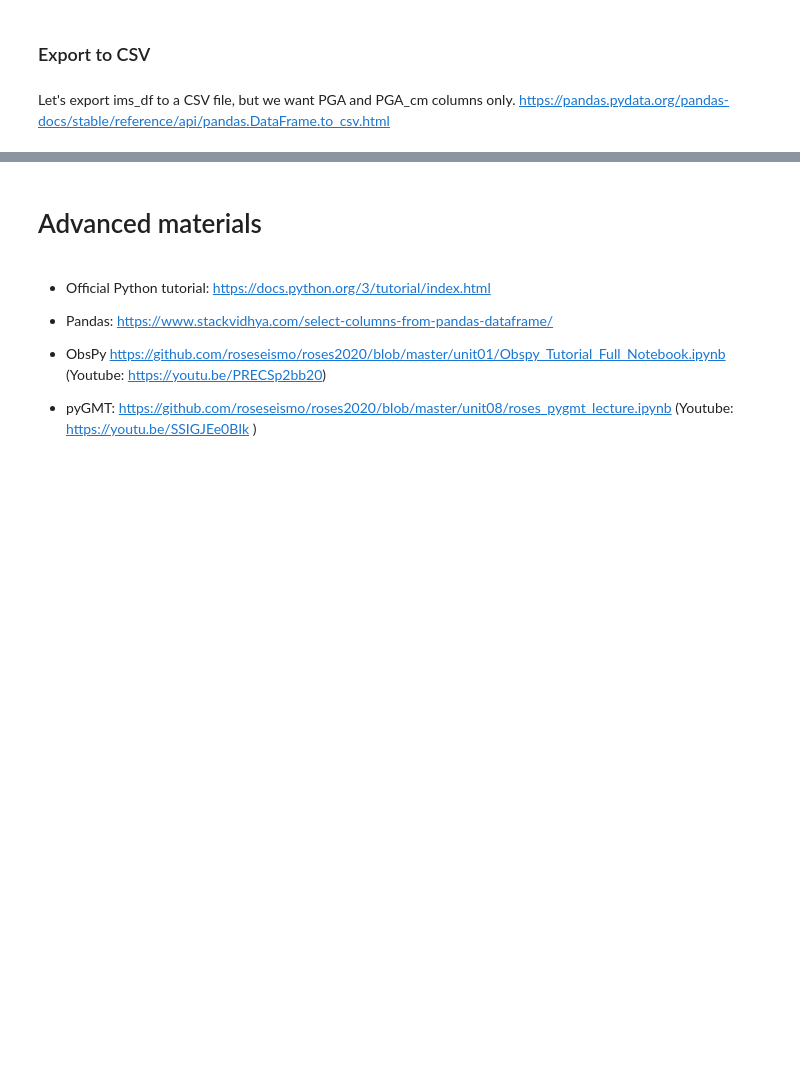
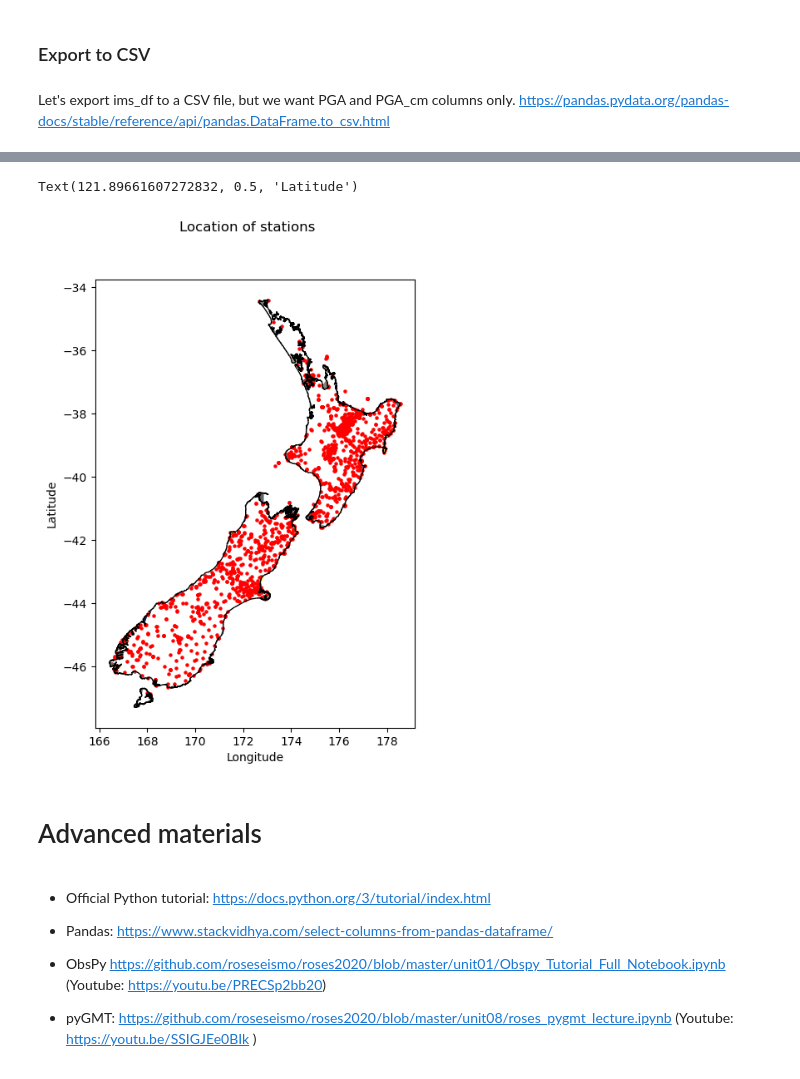
Before and after one commit to sungeunbae/python_tutorial, a Jupyter notebook: QuakeCoRE Python Workshop.ipynb, the cells around one changed output, grey strips where cells are left out. Drawn from its saved outputs; the diff is of its cells as text; code cells hidden in the pictures; blank space fills up the shorter version.

```diff
--- a/QuakeCoRE Python Workshop.ipynb
+++ b/QuakeCoRE Python Workshop.ipynb
@@ -970,3 +1007,21 @@ ims_df.to_csv('ims2.csv',columns=['PGA','PGA_cm'])
+# %%
+nz_shapefile = gpd.read_file('nz_coastlines/nz-coastlines-topo-150k.shp')
+# %%
+fig, ax = plt.subplots(figsize=(7,7))
+
+nz_shapefile.plot(ax=ax, facecolor='Grey', edgecolor='k',alpha=1,linewidth=1,cmap="cividis")
+
+
+#You can use different 'cmaps' such as jet, plasma,magma, infereno,cividis, binary...(I simply chose cividis)
+
+geodata.plot(ax=ax, color='red', markersize=5);
+
+fig.suptitle('Location of stations', fontsize=12)
+ax.set_xlabel('Longitude', fontsize=10)
+ax.set_ylabel('Latitude', fontsize='medium')
+# %% [output]
+Text(121.89661607272832, 0.5, 'Latitude')
+[figure, added]
 # %% [markdown]
 # Advanced materials
 # %% [markdown]
```
Also changed, not shown: parts of 17 cells of this notebook, 8 other files.
